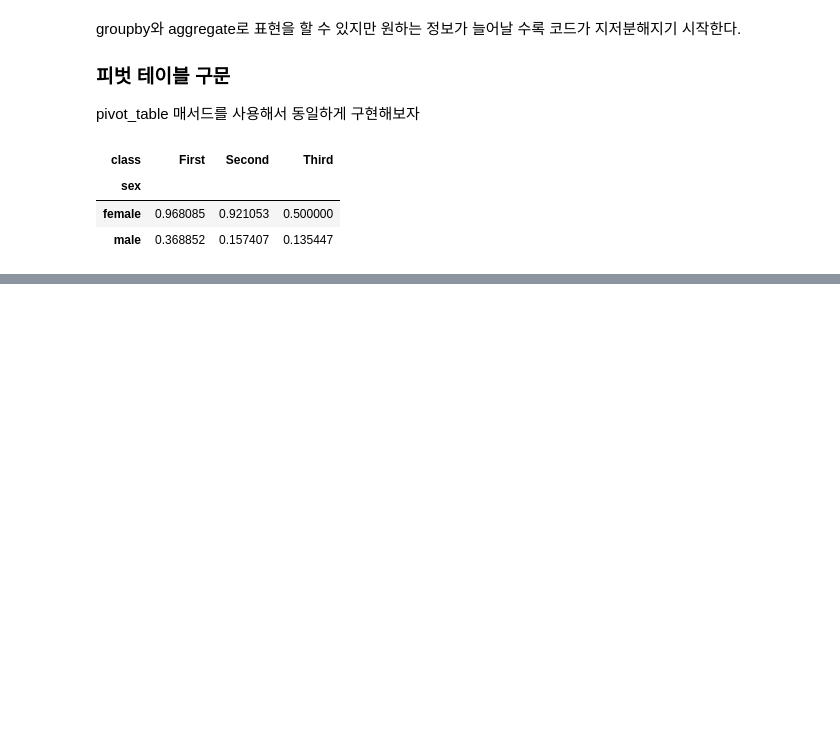
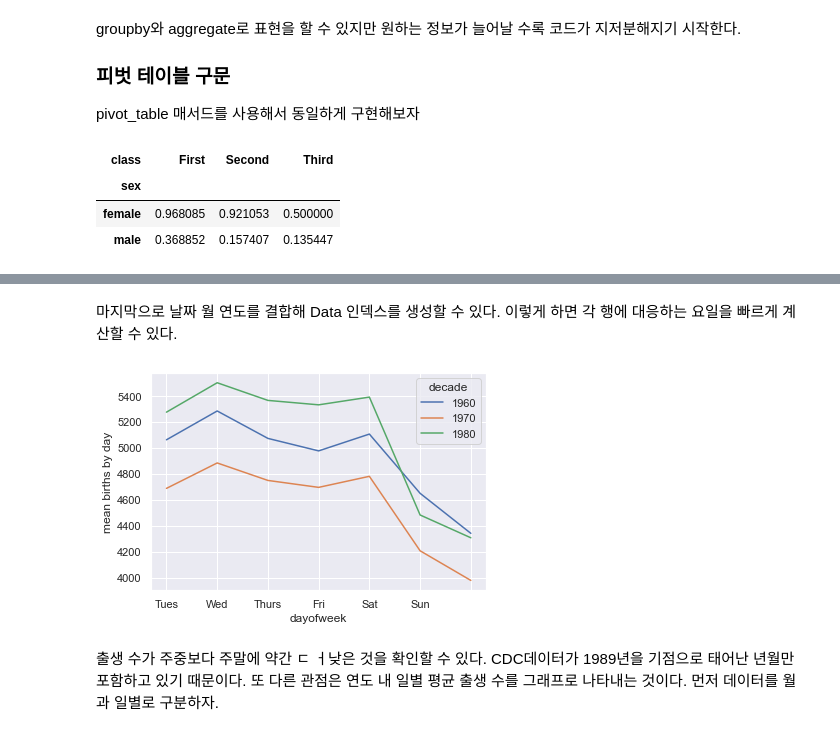
Before and after one commit to Jeong-Daniel/DataScience_Study, a Jupyter notebook: 2. Pandas/2.3 Pandas[집계, 분류].ipynb, the cells around one changed output, grey strips where cells are left out. Drawn from its saved outputs; the diff is of its cells as text; code cells hidden in the pictures; blank space fills up the shorter version.

```diff
--- a/2. Pandas/2.3 Pandas[집계, 분류].ipynb
+++ b/2. Pandas/2.3 Pandas[집계, 분류].ipynb
@@ -460,0 +563,25 @@ titanic.pivot_table('survived',index='sex', columns='class')
+# %%
+# day열을 정수형으로 설정 원래는 널 값 때문에 문자열이었다
+births['day'] = births['day'].astype(int)
+# %% [markdown]
+마지막으로 날짜 월 연도를 결합해 Data 인덱스를 생성할 수 있다. 이렇게 하면 각 행에 대응하는 요일을 빠르게 계산할 수 있다.
+# %%
+# 인덱스 생성 from the year, month, day
+births.index = pd.to_datetime(10000 * births.year +
+                              100 * births.month +
+                              births.day, format='%Y%m%d')
+
+births['dayofweek'] = births.index.dayofweek
+# 이 인덱스를 이용해 수십 년 동안의 요일별 출생 수 그래프로 그릴 수 있다.
+# %%
+import matplotlib.pyplot as plt
+import matplotlib as mpl
+
+births.pivot_table('births', index='dayofweek',
+                    columns='decade', aggfunc='mean').plot()
+plt.gca().set_xticklabels(['Mon', 'Tues', 'Wed', 'Thurs', 'Fri', 'Sat', 'Sun'])
+plt.ylabel('mean births by day');
+# %% [output]
+[figure, added]
+# %% [markdown]
+출생 수가 주중보다 주말에 약간 ㄷ ㅓ낮은 것을 확인할 수 있다. CDC데이터가 1989년을 기점으로 태어난 년월만 포함하고 있기 때문이다. 또 다른 관점은 연도 내 일별 평균 출생 수를 그래프로 나타내는 것이다. 먼저 데이터를 월과 일별로 구분하자.
```
Also changed, not shown: parts of 28 cells of this notebook, 6 other files.
